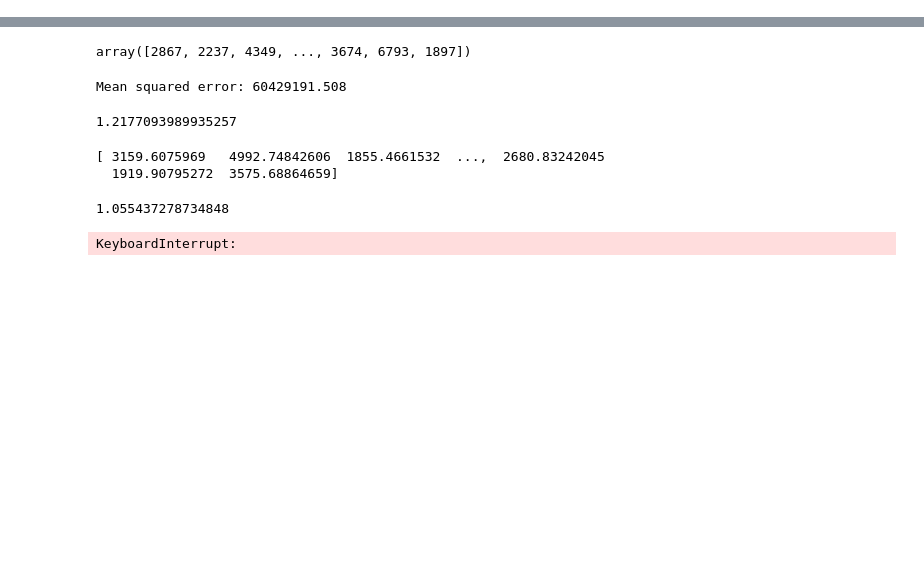
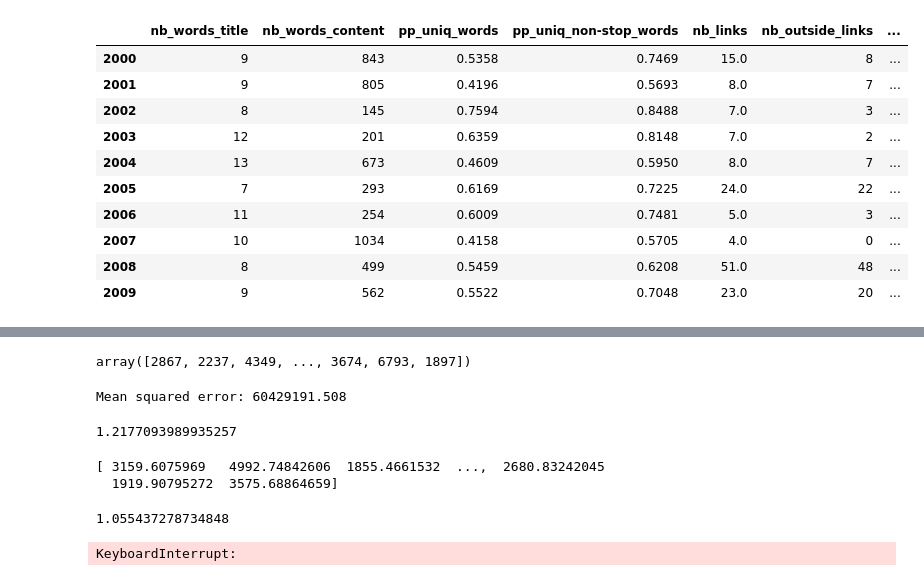
Before and after one commit to tkalim/ML_kaggle, a Jupyter notebook: Kaggle_regression.ipynb, the cells around one changed output, grey strips where cells are left out. Drawn from its saved outputs; the diff is of its cells as text; code cells hidden in the pictures; blank space fills up the shorter version.

```diff
--- a/Kaggle_regression.ipynb
+++ b/Kaggle_regression.ipynb
@@ -31,9 +35,24 @@ def Export_for_Kaggle(y_pred, path):
 # %%
 #import all data
 feature_data = pd.read_csv('kaggle_data/features.txt', header=None, sep="  ", names=['feature_names', 'feature_description'], engine='python')
 list_feature_names = list(feature_data['feature_names'])
 train_data = pd.read_csv('kaggle_data/train.csv', header=None, sep=" ", names=list_feature_names)
 test_data=pd.read_csv('kaggle_data/test-val.csv',header=None,sep=" ",names=list_feature_names)
 target_data = pd.read_csv('kaggle_data/train-targets.csv', sep=",")
+train_data = train_data.drop(['pp_stop_words','ave_polar_neg','min_polar_neg','max_polar_neg','polar_title','subj_title','polar','nb_mina_mink'],axis=1)
+pd.set_option('display.max_columns', None)
+train_data.head(10)
+# %% [output]
+|  | nb_words_title | nb_words_content | pp_uniq_words | pp_uniq_non-stop_words | nb_links | nb_outside_links | ... |
+| 2000 | 9 | 843 | 0.5358 | 0.7469 | 15.0 | 8 | ... |
+| 2001 | 9 | 805 | 0.4196 | 0.5693 | 8.0 | 7 | ... |
+| 2002 | 8 | 145 | 0.7594 | 0.8488 | 7.0 | 3 | ... |
+| 2003 | 12 | 201 | 0.6359 | 0.8148 | 7.0 | 2 | ... |
+| 2004 | 13 | 673 | 0.4609 | 0.5950 | 8.0 | 7 | ... |
+| 2005 | 7 | 293 | 0.6169 | 0.7225 | 24.0 | 22 | ... |
+| 2006 | 11 | 254 | 0.6009 | 0.7481 | 5.0 | 3 | ... |
+| 2007 | 10 | 1034 | 0.4158 | 0.5705 | 4.0 | 0 | ... |
+| 2008 | 8 | 499 | 0.5459 | 0.6208 | 51.0 | 48 | ... |
+| 2009 | 9 | 562 | 0.5522 | 0.7048 | 23.0 | 20 | ... |
 # %%
 #Data engineering
```
Also changed, not shown: parts of 18 cells of this notebook, 8 other files.
